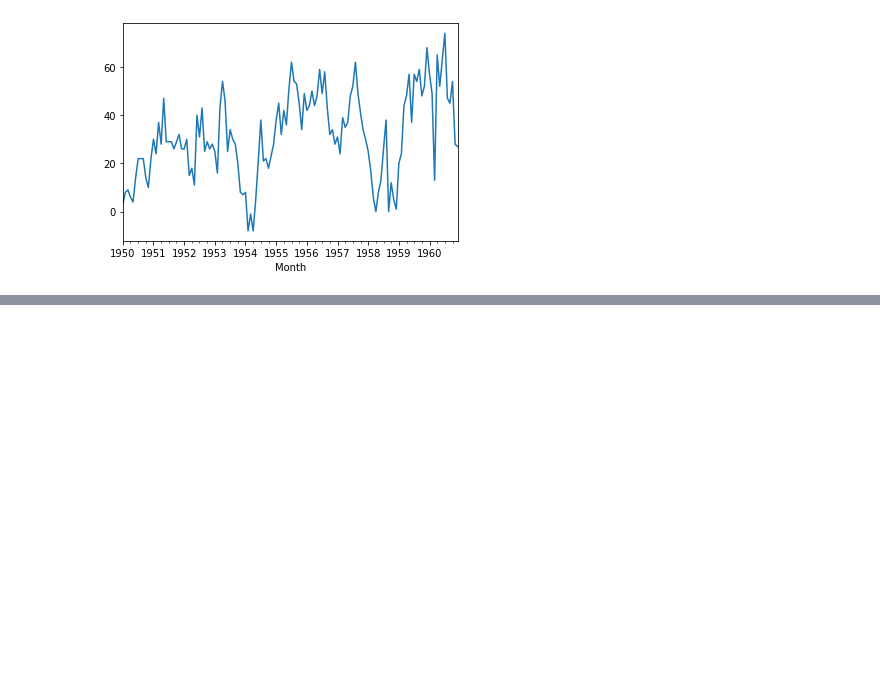
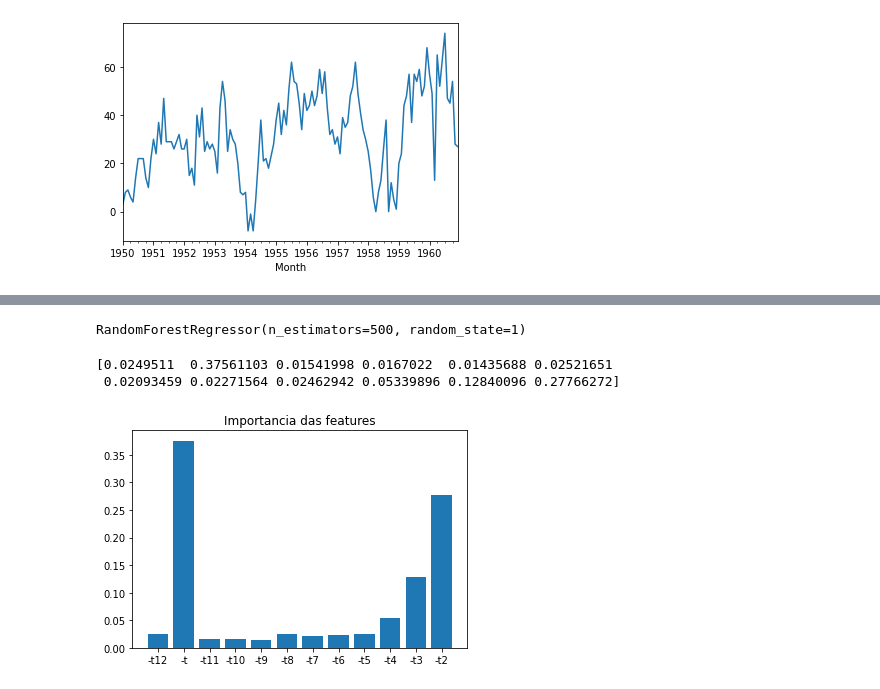
Before and after one commit to caiquemiranda/python-time-series-analysis, a Jupyter notebook: time-series-one/05-machine-learning-series.ipynb, the cells around one changed output, grey strips where cells are left out. Cells and saved outputs as stored; diff of their text form; code cells hidden in the pictures; blank space fills up the shorter version.

```diff
--- a/time-series-one/05-machine-learning-series.ipynb
+++ b/time-series-one/05-machine-learning-series.ipynb
@@ -66,3 +75,16 @@ diff.plot()
 plt.show();
 # %% [output]
 [figure]
+# %%
+# manipulação para seleção de features
+
+dataframe = pd.DataFrame()
+
+for i in range(12, 0, -1):
+
+    dataframe['-t' + str(i)] = diff.shift(i)
+    dataframe['-t'] = diff.values
+
+print(dataframe.head(13))
+
+dataframe = dataframe[13:]
@@ -68,0 +109,33 @@ plt.show();
+# %%
+# separação dos dados para aplicação em algoritmo
+
+array = dataframe.values
+
+X = array[ :, 0:-1]
+y = array[ :, -1]
+# %%
+# modelo de RandomForest / será usado para seleção de feature
+
+model = RandomForestRegressor(n_estimators=500, random_state=1)
+model.fit(X, y)
+# %% [output]
+RandomForestRegressor(n_estimators=500, random_state=1)
+# %%
+# importancia das features
+
+print(model.feature_importances_)
+# %% [output]
+[0.0249511  0.37561103 0.01541998 0.0167022  0.01435688 0.02521651
+ 0.02093459 0.02271564 0.02462942 0.05339896 0.12840096 0.27766272]
+# %%
+# visualização em histograma mostram que os valores mais proximos da previsão tem maior importancia
+
+names = dataframe.columns.values[ 0 : -1 ]
+ticks = [ i for i in range(len(names))]
+
+plt.bar(ticks, model.feature_importances_)
+plt.xticks(ticks, names)
+plt.title('Importancia das features')
+plt.show()
+# %% [output]
+[figure, added]
```
Also changed, not shown: parts of 8 cells of this notebook.
